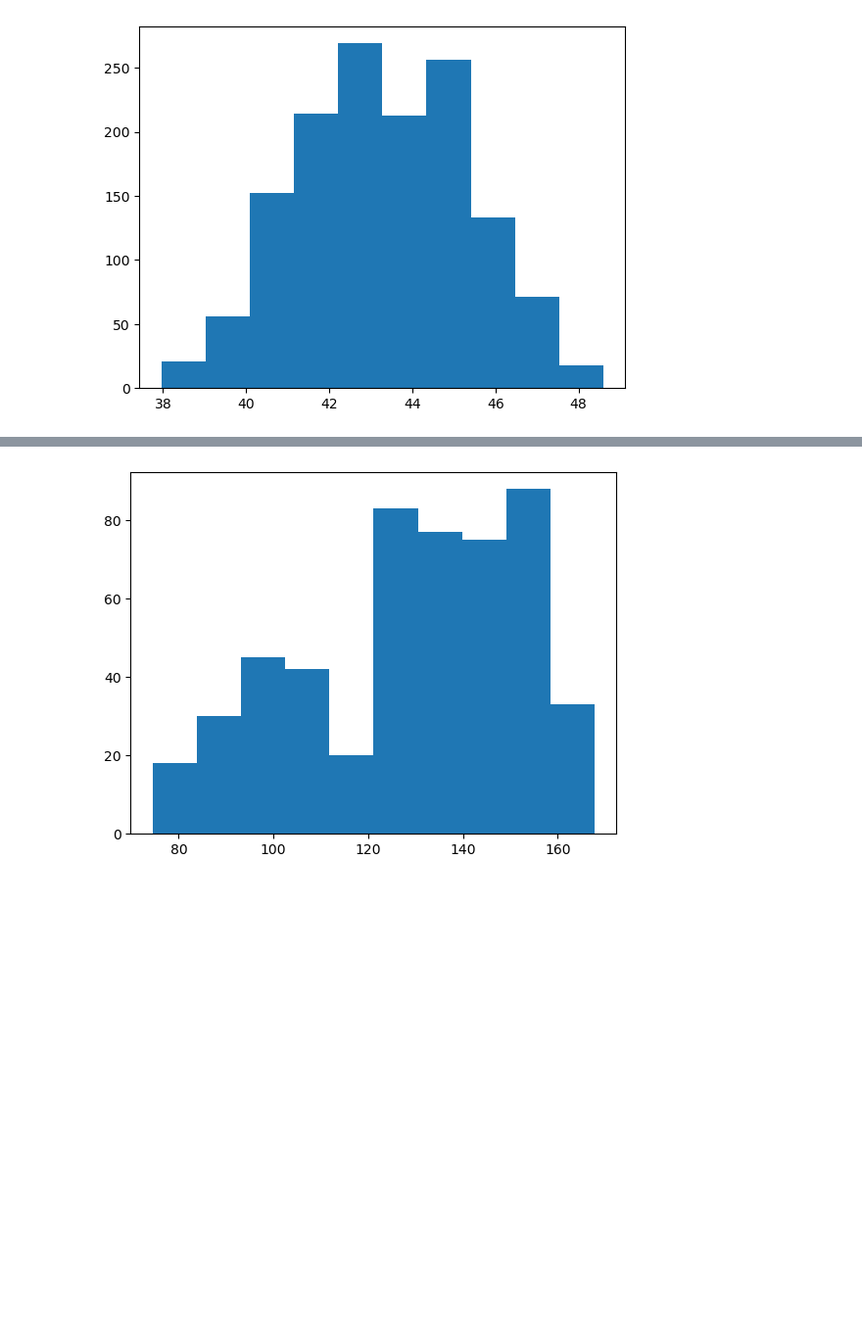
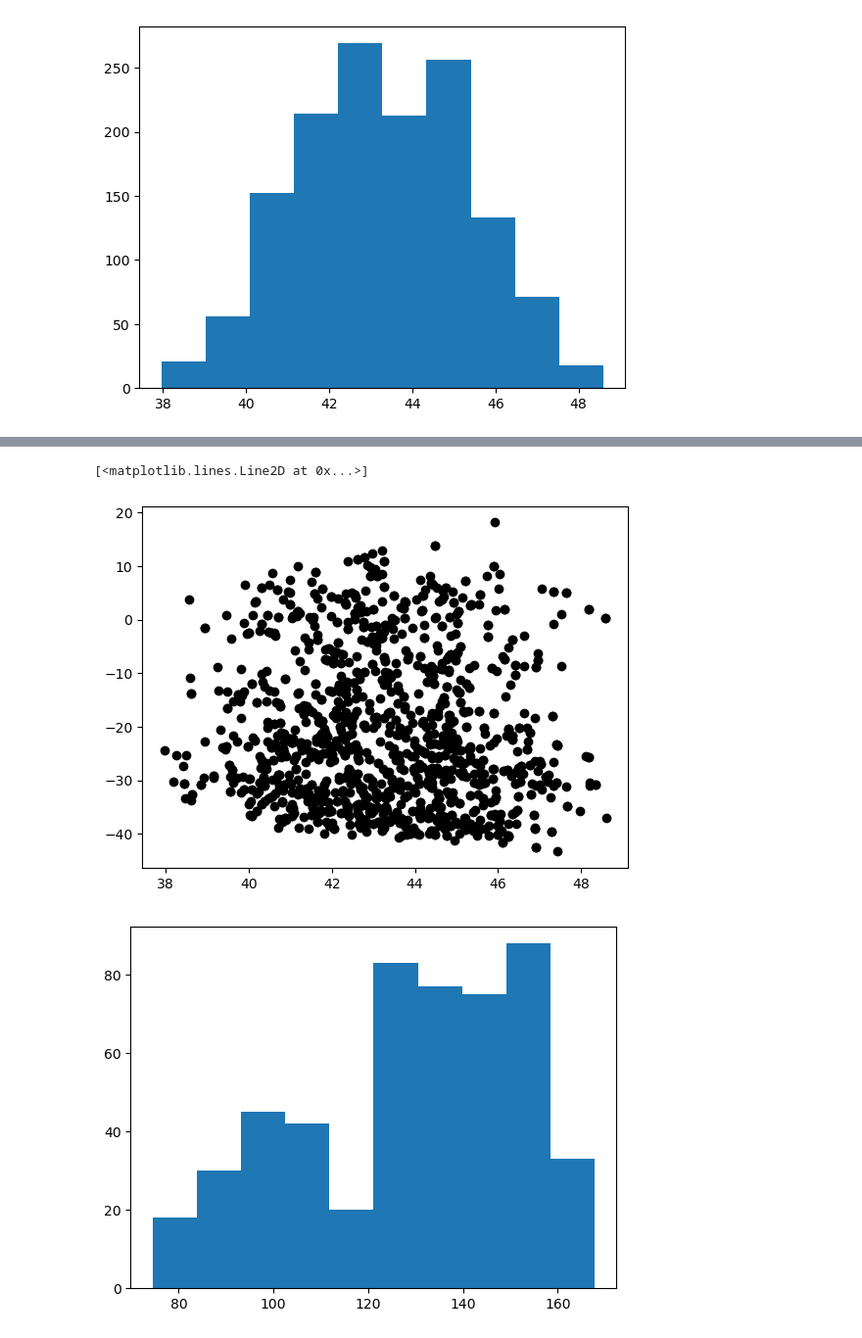
Before and after one commit to lsst-sims/sims_featureScheduler_runs4.0, a Jupyter notebook: baseline/new_ss_too.ipynb, the cells around one changed output, grey strips where cells are left out. Shown at 98% size. Saved outputs shown, nothing was run; the diff lists cells and outputs as text; code cells hidden in the pictures; blank space fills up the shorter version.

```diff
--- a/baseline/new_ss_too.ipynb
+++ b/baseline/new_ss_too.ipynb
@@ -50,3 +64,8 @@ _ack = plt.hist(df_twi["solarElong"])
+# %%
+plt.plot(df_twi["solarElong"], eclip_lat, 'ko')
+# %% [output]
+[<matplotlib.lines.Line2D at 0x...>]
+[figure, added]
 # %%
 _ack = plt.hist(df_night["solarElong"])
 # %% [output]
```
Also changed, not shown: parts of 8 cells of this notebook.
